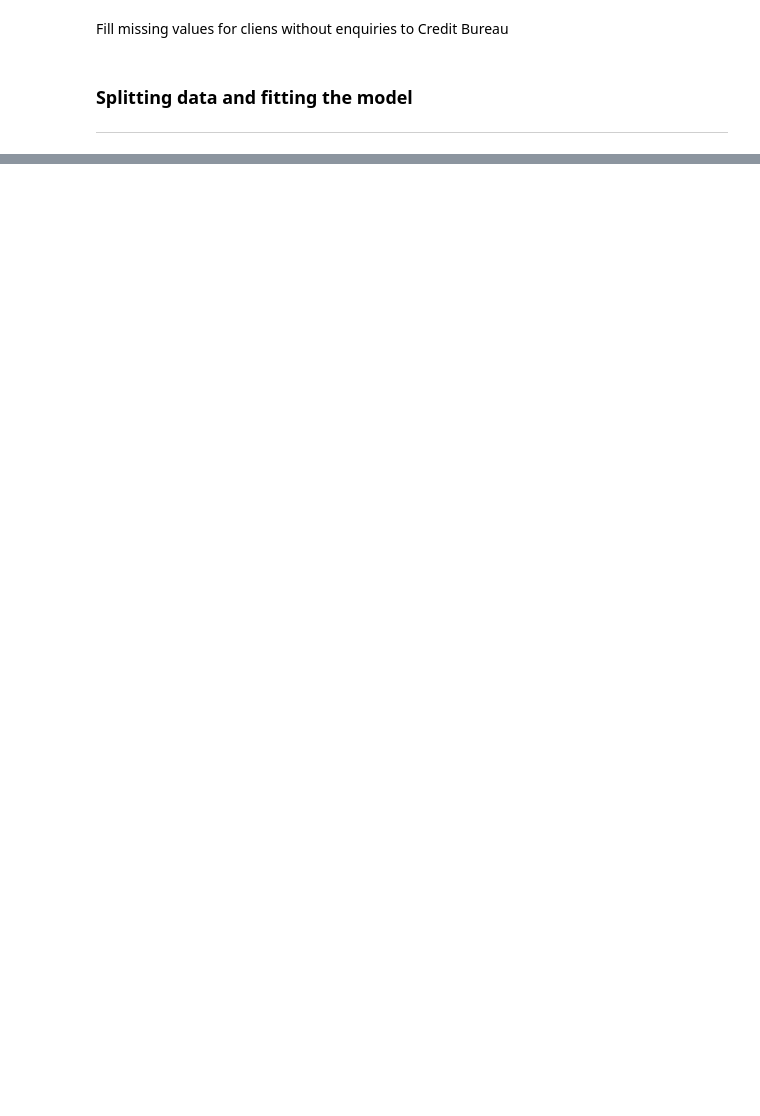
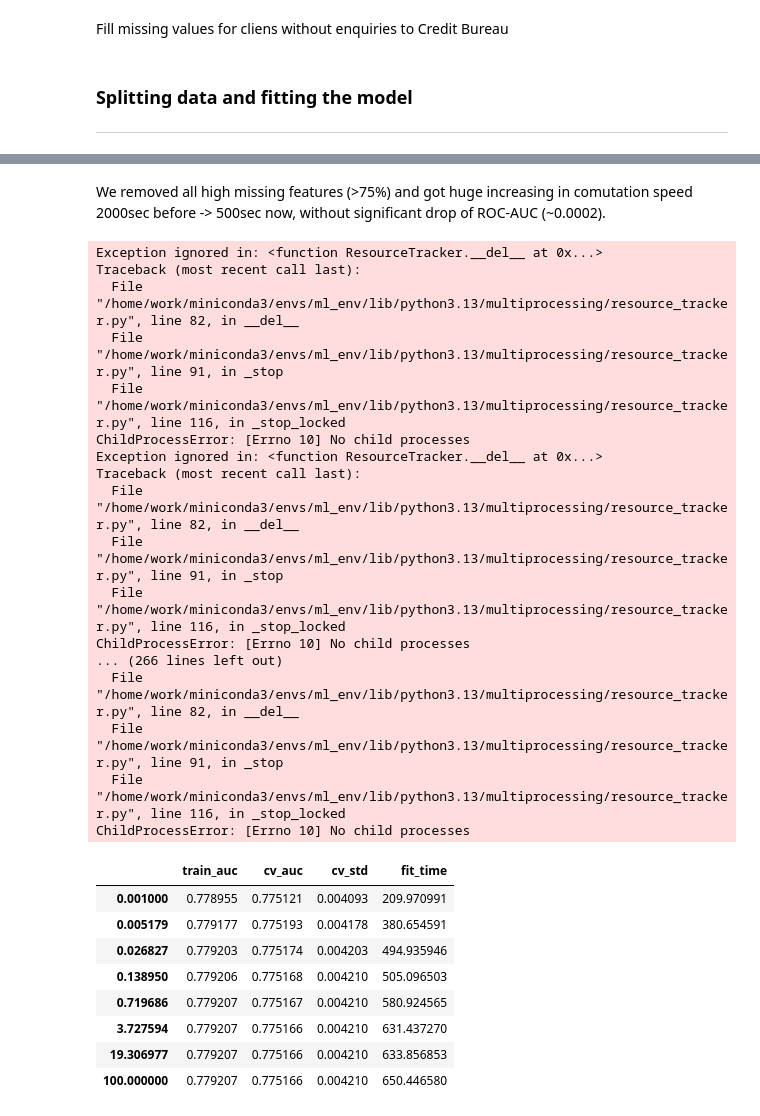
Before and after one commit to teleportix/credit-scoring-ml, a Jupyter notebook: notebooks/03_baseline_model.ipynb, the cells around one changed output, grey strips where cells are left out. Cells and saved outputs as stored; diff of their text form; code cells hidden in the pictures; blank space fills up the shorter version.

```diff
--- a/notebooks/03_baseline_model.ipynb
+++ b/notebooks/03_baseline_model.ipynb
@@ -69,6 +50,8 @@ df['income_per_family_member'] = df['AMT_INCOME_TOTAL'] / df['CNT_FAM_MEMBERS']
 # %%
 X = df.drop(columns='TARGET')
 y = df['TARGET']
+
+X = X.replace([np.inf, -np.inf], np.nan)
 # %% [markdown]
 ### Splitting data and fitting the model
 
@@ -161,0 +197,6 @@ Lower threshold -> higher default risk, but more approvals
+# %%
+X_corr_drop = X.drop(columns=columns_drop)
+
+cv_collinear_droped = evaluate(lr_pipeline, X_corr_drop, y, cv)
+
+pd.Series(cv_collinear_droped)
@@ -161,0 +228,9 @@ Lower threshold -> higher default risk, but more approvals
+# %%
+MISSING_THRESHOLD = 0.75
+
+nan_df = pd.DataFrame({
+    'mean_missing': X_corr_drop.isna().mean()
+})
+
+high_missing_cols = nan_df[nan_df['mean_missing'] > MISSING_THRESHOLD].index.tolist()
+print(f"{len(high_missing_cols)} \n {high_missing_cols}")
@@ -161,0 +240,6 @@ Lower threshold -> higher default risk, but more approvals
+# %%
+X_corr_miss_drop = X_corr_drop.drop(columns=high_missing_cols)
+
+cv_missing_droped = evaluate(lr_pipeline, X_corr_miss_drop, y, cv)
+
+pd.Series(cv_missing_droped)
@@ -161,0 +269,51 @@ Lower threshold -> higher default risk, but more approvals
+# %% [markdown]
+We removed all high missing features (>75%) and got huge increasing in comutation speed 2000sec before -> 500sec now, without significant drop of ROC-AUC (~0.0002).
+# %%
+C_grid = np.logspace(-3, 2, 8)
+C_grid_df = {}
+
+for c in C_grid:
+    c_pipe = Pipeline([
+    ('imputer', SimpleImputer(strategy='median')),
+    ('scaler', StandardScaler()),
+    ('model', LogisticRegression(
+        penalty='l2',
+        class_weight='balanced',
+        max_iter=3000,
+        solver='saga',
+        C=c
+        ))
+    ])
+    C_grid_df[c] = evaluate(c_pipe, X_corr_miss_drop, y, cv)
+
+experiment_name = 'lr_l2_c_search'
+experiment_path = HYPERPARAM_DIR / f'{experiment_name}.csv'
+
+pd.DataFrame(C_grid_df).T.to_csv(experiment_path)
+# %% [output]
+Exception ignored in: <function ResourceTracker.__del__ at 0x...>
+Traceback (most recent call last):
+  File "/home/work/miniconda3/envs/ml_env/lib/python3.13/multiprocessing/resource_tracker.py", line 82, in __del__
+  File "/home/work/miniconda3/envs/ml_env/lib/python3.13/multiprocessing/resource_tracker.py", line 91, in _stop
+  File "/home/work/miniconda3/envs/ml_env/lib/python3.13/multiprocessing/resource_tracker.py", line 116, in _stop_locked
+ChildProcessError: [Errno 10] No child processes
+Exception ignored in: <function ResourceTracker.__del__ at 0x...>
+Traceback (most recent call last):
+  File "/home/work/miniconda3/envs/ml_env/lib/python3.13/multiprocessing/resource_tracker.py", line 82, in __del__
+  File "/home/work/miniconda3/envs/ml_env/lib/python3.13/multiprocessing/resource_tracker.py", line 91, in _stop
+  File "/home/work/miniconda3/envs/ml_env/lib/python3.13/multiprocessing/resource_tracker.py", line 116, in _stop_locked
+ChildProcessError: [Errno 10] No child processes
+... (266 lines left out)
+  File "/home/work/miniconda3/envs/ml_env/lib/python3.13/multiprocessing/resource_tracker.py", line 82, in __del__
+  File "/home/work/miniconda3/envs/ml_env/lib/python3.13/multiprocessing/resource_tracker.py", line 91, in _stop
+  File "/home/work/miniconda3/envs/ml_env/lib/python3.13/multiprocessing/resource_tracker.py", line 116, in _stop_locked
+ChildProcessError: [Errno 10] No child processes
+|  | train_auc | cv_auc | cv_std | fit_time |
+| 0.001000 | 0.778955 | 0.775121 | 0.004093 | 209.970991 |
+| 0.005179 | 0.779177 | 0.775193 | 0.004178 | 380.654591 |
+| 0.026827 | 0.779203 | 0.775174 | 0.004203 | 494.935946 |
+| 0.138950 | 0.779206 | 0.775168 | 0.004210 | 505.096503 |
+| 0.719686 | 0.779207 | 0.775167 | 0.004210 | 580.924565 |
+| 3.727594 | 0.779207 | 0.775166 | 0.004210 | 631.437270 |
+| 19.306977 | 0.779207 | 0.775166 | 0.004210 | 633.856853 |
+| 100.000000 | 0.779207 | 0.775166 | 0.004210 | 650.446580 |
```
Also changed, not shown: parts of 32 cells of this notebook, 2 other files.
